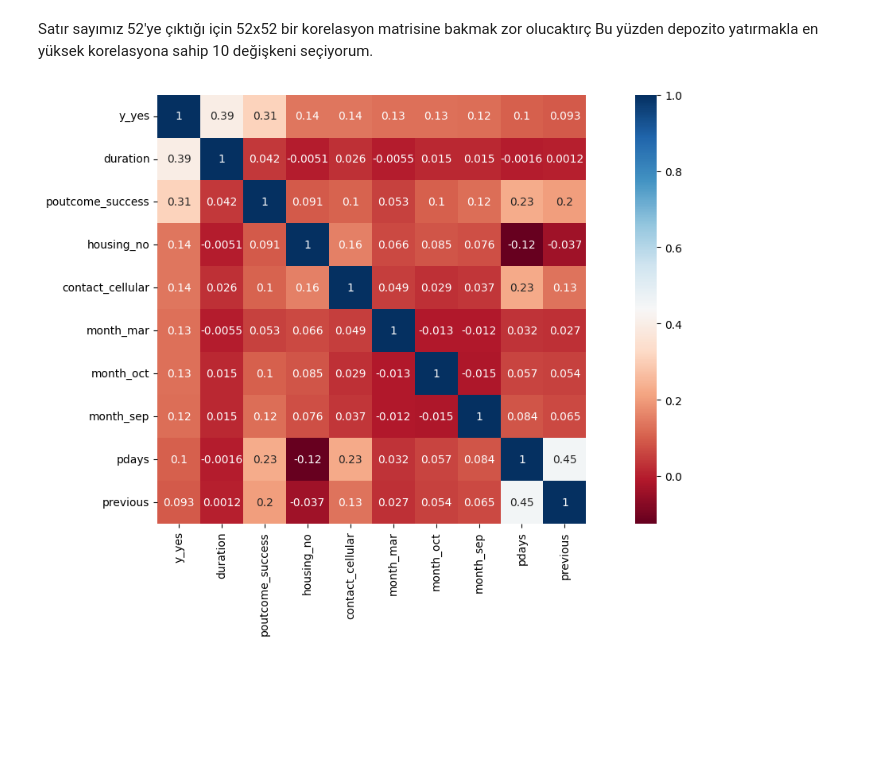
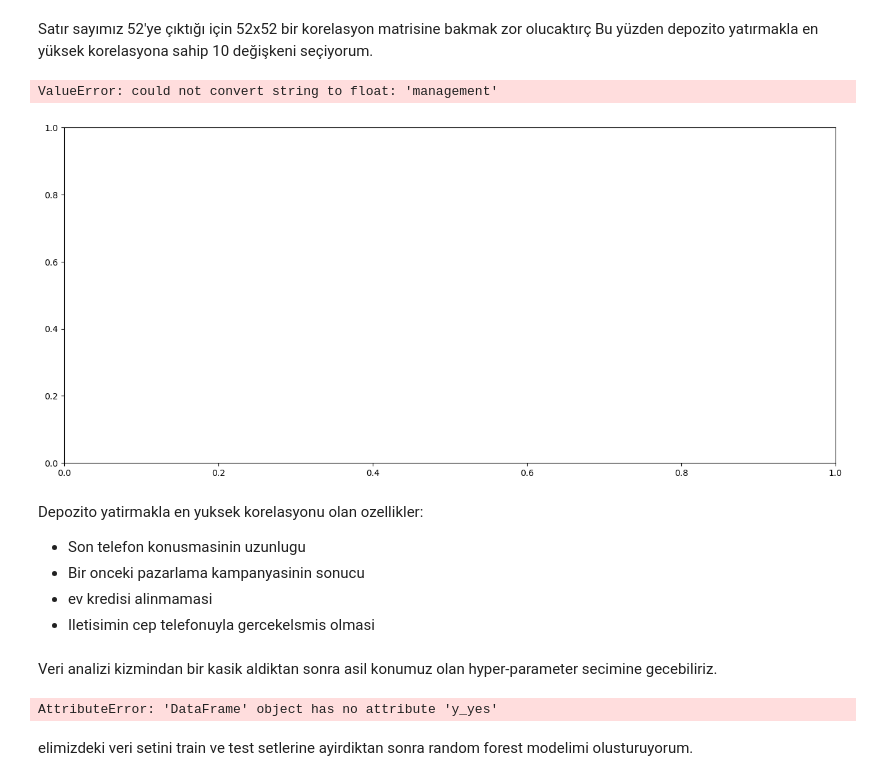
Before and after one commit to zeynepcaglabaykan/Hyperparameter_Tuning, a Jupyter notebook: main.ipynb, the cells around one changed output. Cells and saved outputs as stored; diff of their text form; code cells hidden in the pictures; blank space fills up the shorter version.

```diff
--- a/main.ipynb
+++ b/main.ipynb
@@ -69,12 +70,33 @@ print(len(df.columns))
 # %% [markdown]
 Satır sayımız 52'ye çıktığı için 52x52 bir korelasyon matrisine bakmak zor olucaktırç Bu yüzden depozito yatırmakla en yüksek korelasyona sahip 10 değişkeni seçiyorum.
 # %%
-fig, axes = plt.subplots(figsize = (16,7))
-corr =df.corr()
 
-max_corr = corr.nlargest(10, 'y_yes',)['y_yes'].index
-coef = np.corrcoef(df[max_corr].values.T)
-matrix = sns.heatmap(coef, annot=True, square=True, vmax=1, cmap= 'RdBu', yticklabels=max_corr.values, xticklabels=max_corr.values, ax = axes)
+fig,axes = plt.subplots(figsize=(16, 7))
+corr = df.corr()
+max_corr = corr.nlargest(10, 'y_yes')['y_yes'].index
+cm = np.corrcoef(df[max_corr].values)
+matrix = sns.heatmap(cm, annot=True, square=True, fmt='.2f',
+                 linewidths= 0.1, vmax = 1, cmap = 'RdBu',
+                  yticklabels=max_corr.values, xticklabels=max_corr.values, ax = axes)
 plt.show()
 # %% [output]
+ValueError: could not convert string to float: 'management'
-[figure, old version]
+[figure, new version]
+# %% [markdown]
+Depozito yatirmakla en yuksek korelasyonu olan ozellikler:
+* Son telefon konusmasinin uzunlugu
+* Bir onceki pazarlama kampanyasinin sonucu
+* ev kredisi alinmamasi
+* Iletisimin cep telefonuyla gercekelsmis olmasi
+# %% [markdown]
+Veri analizi kizmindan bir kasik aldiktan sonra asil konumuz olan hyper-parameter secimine gecebiliriz.
+# %%
+y = df.y_yes
+df = df.drop(['y_yes'], axis = 1)
+
+from sklearn.model_selection import train_test_split
+X_train, X_test, y_train, y_test = train_test_split(df, y, test_size=0.3, random_state=42)
+# %% [output]
+AttributeError: 'DataFrame' object has no attribute 'y_yes'
+# %% [markdown]
+elimizdeki veri setini train ve test setlerine ayirdiktan sonra random forest modelimi olusturuyorum.
```
Also changed, not shown: parts of 3 cells of this notebook.
